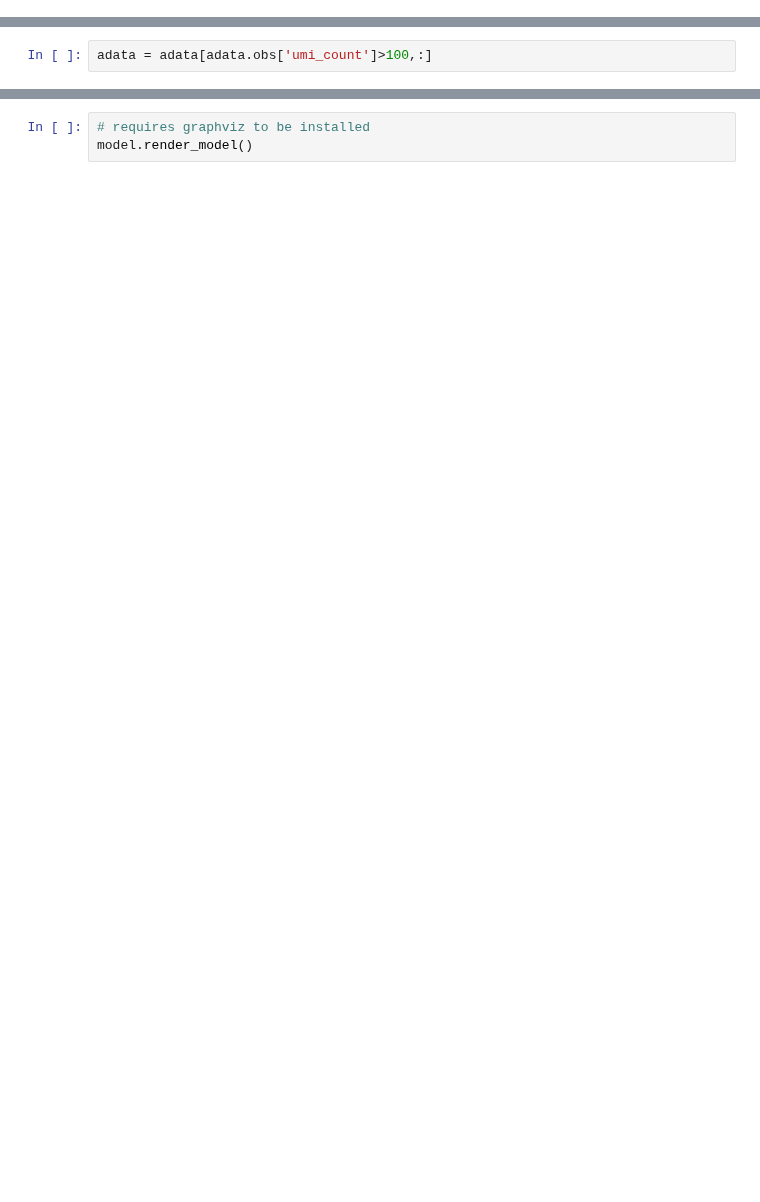
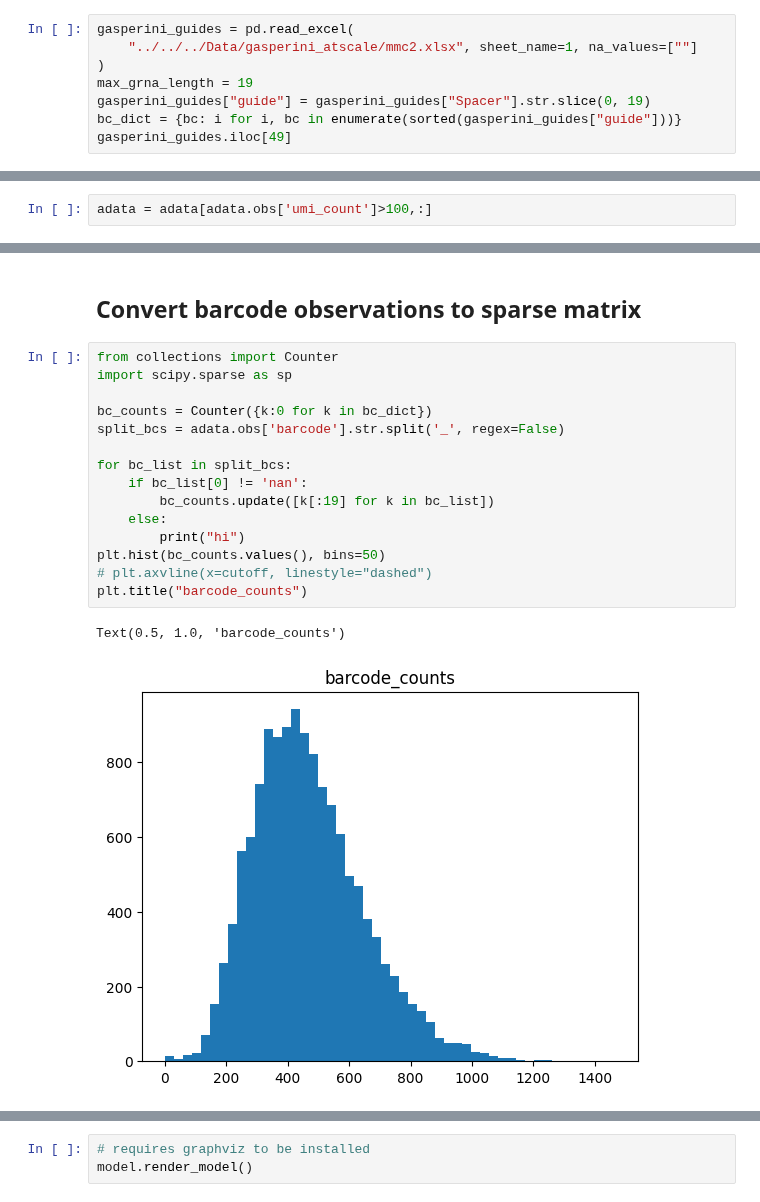
Before and after one commit to pinellolab/PerTurbo, a Jupyter notebook: reproducibility/gasperini_atscale.ipynb, the cells around one changed output, grey strips where cells are left out. Drawn from its saved outputs; the diff is of its cells as text; blank space fills up the shorter version.

```diff
--- a/reproducibility/gasperini_atscale.ipynb
+++ b/reproducibility/gasperini_atscale.ipynb
@@ -36,0 +41,8 @@ AnnData object with n_obs × n_vars = 207324 × 13135
+# %%
+gasperini_guides = pd.read_excel(
+    "../../../Data/gasperini_atscale/mmc2.xlsx", sheet_name=1, na_values=[""]
+)
+max_grna_length = 19
+gasperini_guides["guide"] = gasperini_guides["Spacer"].str.slice(0, 19)
+bc_dict = {bc: i for i, bc in enumerate(sorted(gasperini_guides["guide"]))}
+gasperini_guides.iloc[49]
@@ -105,0 +84,20 @@ adata = adata[adata.obs['umi_count']>100,:]
+# %% [markdown]
+## Convert barcode observations to sparse matrix
+# %%
+from collections import Counter
+import scipy.sparse as sp
+
+bc_counts = Counter({k:0 for k in bc_dict})
+split_bcs = adata.obs['barcode'].str.split('_', regex=False)
+
+for bc_list in split_bcs:
+    if bc_list[0] != 'nan':
+        bc_counts.update([k[:19] for k in bc_list])
+    else:
+        print("hi")
+plt.hist(bc_counts.values(), bins=50)
+# plt.axvline(x=cutoff, linestyle="dashed")
+plt.title("barcode_counts")
+# %% [output]
+Text(0.5, 1.0, 'barcode_counts')
+[figure, added]
```
Also changed, not shown: parts of 32 cells of this notebook.
